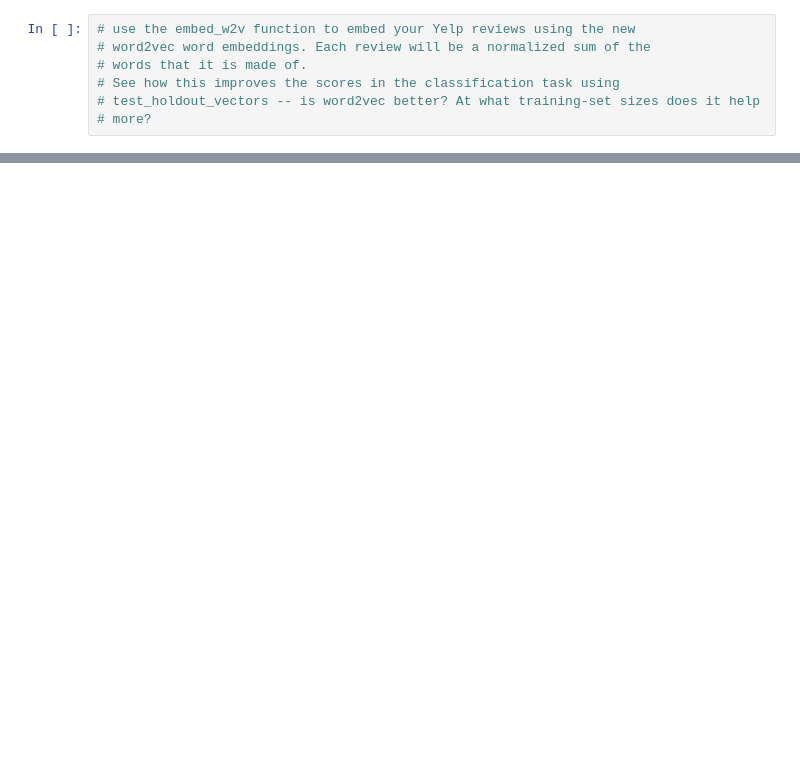
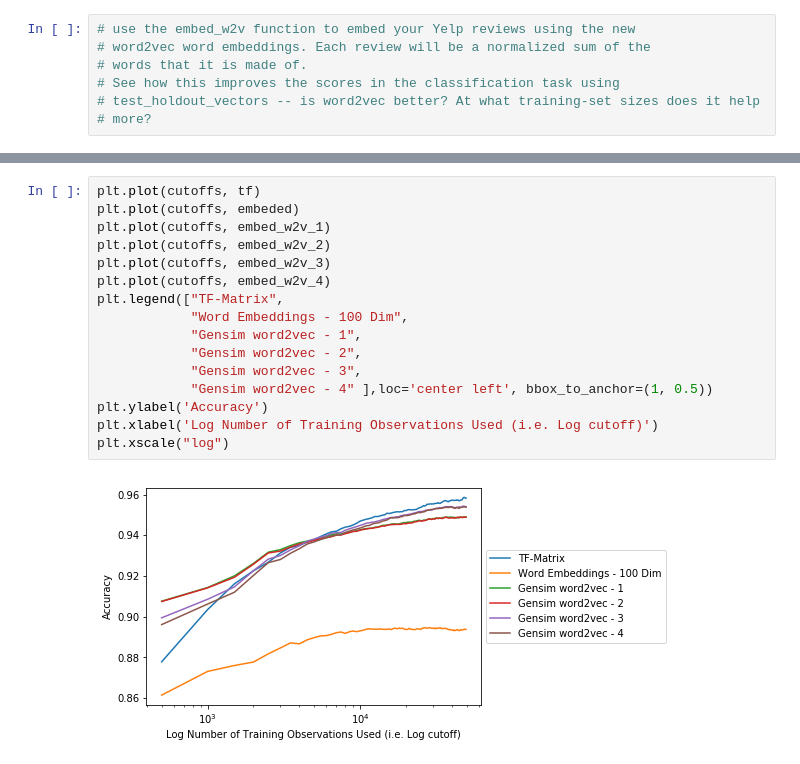
Before and after one commit to nandanrao/text-mining, a Jupyter notebook: exercise-3.ipynb, the cells around one changed output, grey strips where cells are left out. Saved outputs shown, nothing was run; the diff lists cells and outputs as text; blank space fills up the shorter version.

```diff
--- a/exercise-3.ipynb
+++ b/exercise-3.ipynb
@@ -88,0 +154,18 @@ def embed_w2v(tokens, w2v):
+# %%
+plt.plot(cutoffs, tf)
+plt.plot(cutoffs, embeded)
+plt.plot(cutoffs, embed_w2v_1)
+plt.plot(cutoffs, embed_w2v_2)
+plt.plot(cutoffs, embed_w2v_3)
+plt.plot(cutoffs, embed_w2v_4)
+plt.legend(["TF-Matrix",
+            "Word Embeddings - 100 Dim",
+            "Gensim word2vec - 1",
+            "Gensim word2vec - 2",
+            "Gensim word2vec - 3",
+            "Gensim word2vec - 4" ],loc='center left', bbox_to_anchor=(1, 0.5))
+plt.ylabel('Accuracy')
+plt.xlabel('Log Number of Training Observations Used (i.e. Log cutoff)')
+plt.xscale("log")
+# %% [output]
+[figure, added]
```
Also changed, not shown: parts of 34 cells of this notebook.
